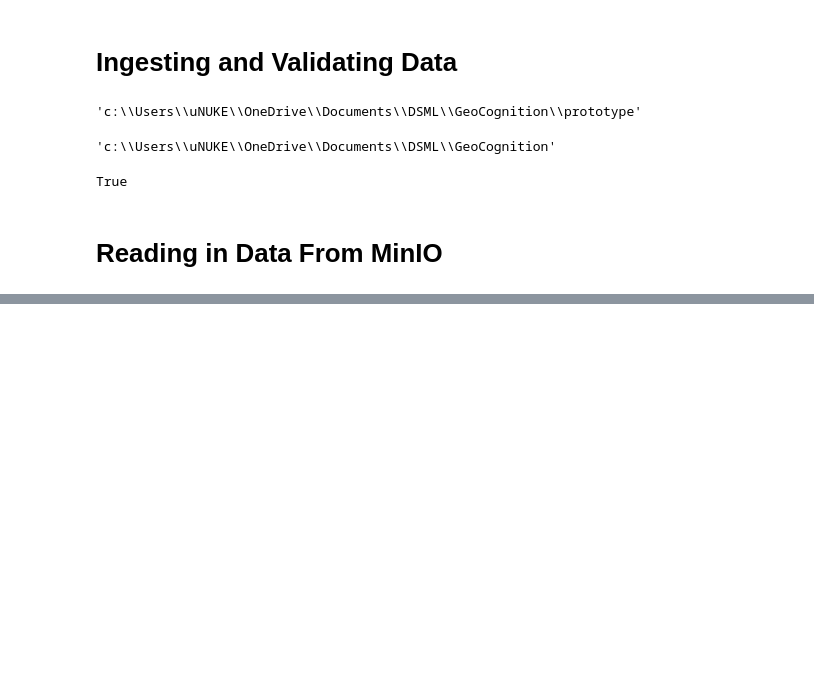
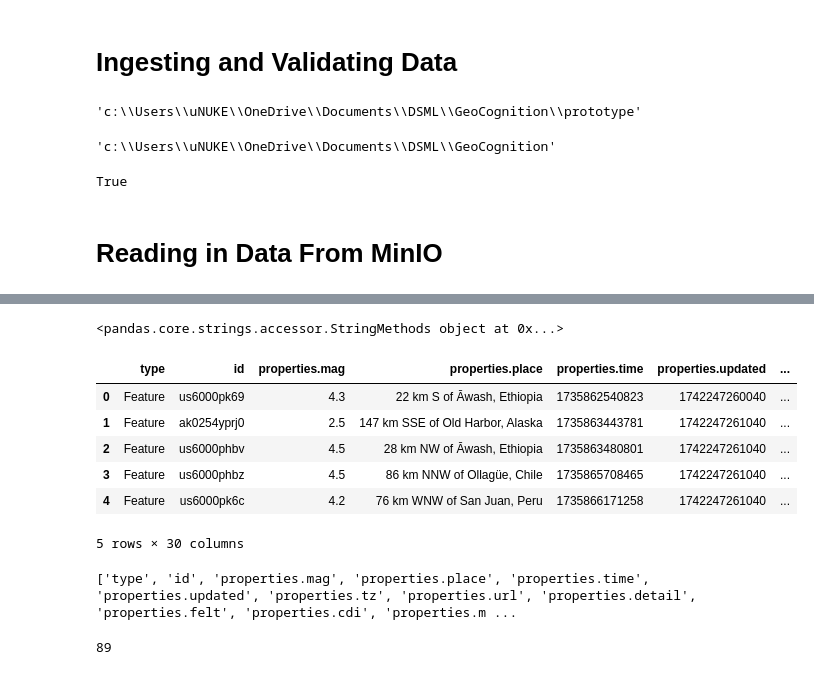
Before and after one commit to JustinBui/GeoCognition, a Jupyter notebook: prototype/2_data_ingestion.ipynb, the cells around one changed output, grey strips where cells are left out. Drawn from its saved outputs; the diff is of its cells as text; code cells hidden in the pictures; blank space fills up the shorter version.

```diff
--- a/prototype/2_data_ingestion.ipynb
+++ b/prototype/2_data_ingestion.ipynb
@@ -96,0 +86,25 @@ payload['bbox']
+# %%
+df_features = pd.json_normalize(payload["features"])
+
+# # Remove only the properties prefix
+# df_features.columns = df_features.columns.str.replace(r"^properties[._]", "", regex=True)
+# df_features.columns = df_features.columns.str.replace(r"^geometry[._]", "", regex=True)
+
+df_features.head()
+# %% [output]
+<pandas.core.strings.accessor.StringMethods object at 0x...>
+|  | type | id | properties.mag | properties.place | properties.time | properties.updated | ... |
+| 0 | Feature | us6000pk69 | 4.3 | 22 km S of Āwash, Ethiopia | 1735862540823 | 1742247260040 | ... |
+| 1 | Feature | ak0254yprj0 | 2.5 | 147 km SSE of Old Harbor, Alaska | 1735863443781 | 1742247261040 | ... |
+| 2 | Feature | us6000phbv | 4.5 | 28 km NW of Āwash, Ethiopia | 1735863480801 | 1742247261040 | ... |
+| 3 | Feature | us6000phbz | 4.5 | 86 km NNW of Ollagüe, Chile | 1735865708465 | 1742247261040 | ... |
+| 4 | Feature | us6000pk6c | 4.2 | 76 km WNW of San Juan, Peru | 1735866171258 | 1742247261040 | ... |
+5 rows × 30 columns
+# %%
+print(list(df_features.columns))
+# %% [output]
+['type', 'id', 'properties.mag', 'properties.place', 'properties.time', 'properties.updated', 'properties.tz', 'properties.url', 'properties.detail', 'properties.felt', 'properties.cdi', 'properties.m ...
+# %%
+len(df_features)
+# %% [output]
+89
```
Also changed, not shown: parts of 13 cells of this notebook, 10 other files.
